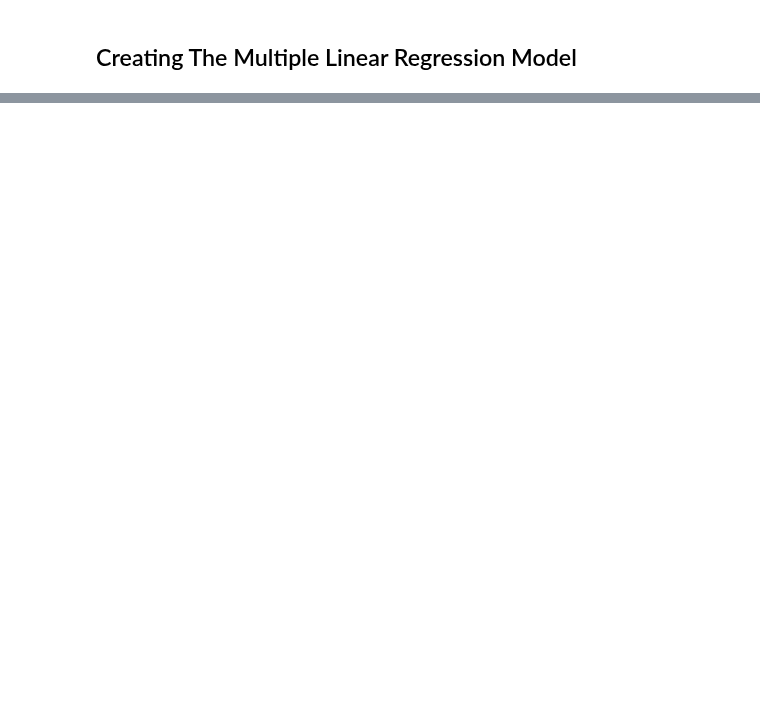
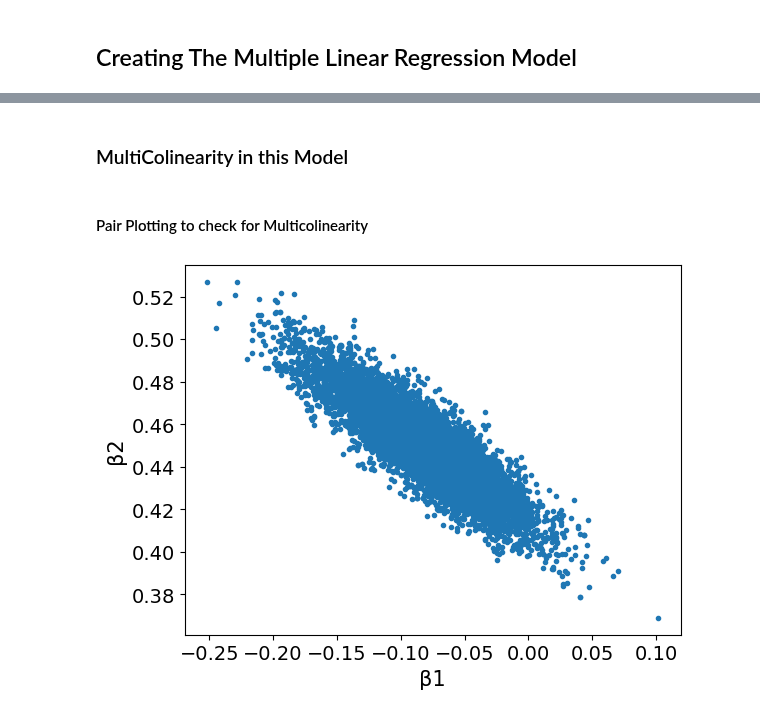
Before and after one commit to AhmadHassan71/statistical-modeling-using-pymc3, a Jupyter notebook: Assignments/Assignment3.ipynb, the cells around one changed output, grey strips where cells are left out. Saved outputs shown, nothing was run; the diff lists cells and outputs as text; code cells hidden in the pictures; blank space fills up the shorter version.

```diff
--- a/Assignments/Assignment3.ipynb
+++ b/Assignments/Assignment3.ipynb
@@ -112,0 +210,9 @@ array([<Axes: title={'center': '94.0% HDI'}>], dtype=object)
+# %% [markdown]
+### MultiColinearity in this Model
+# %% [markdown]
+#### Pair Plotting to check for Multicolinearity
+# %%
+az.plot_pair(trace, var_names=['β1', 'β2'])
+plt.show()
+# %% [output]
+[figure, added]
```
Also changed, not shown: parts of 32 cells of this notebook.
